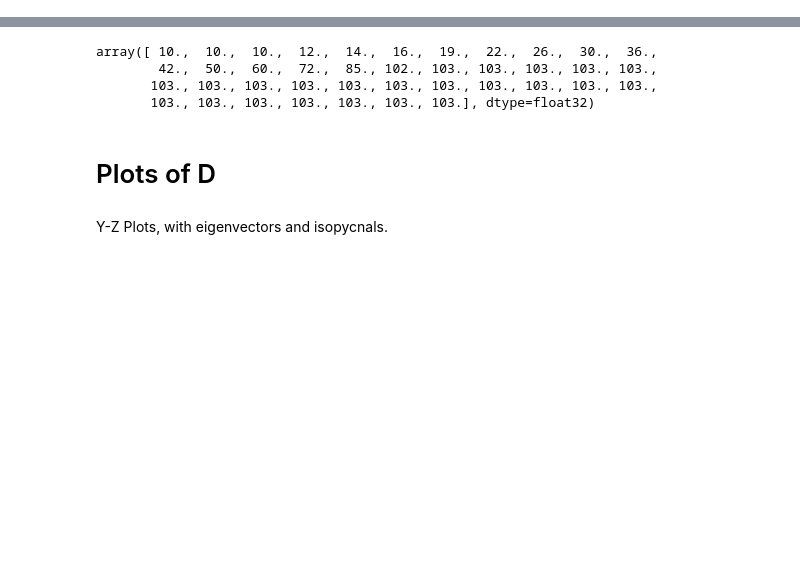
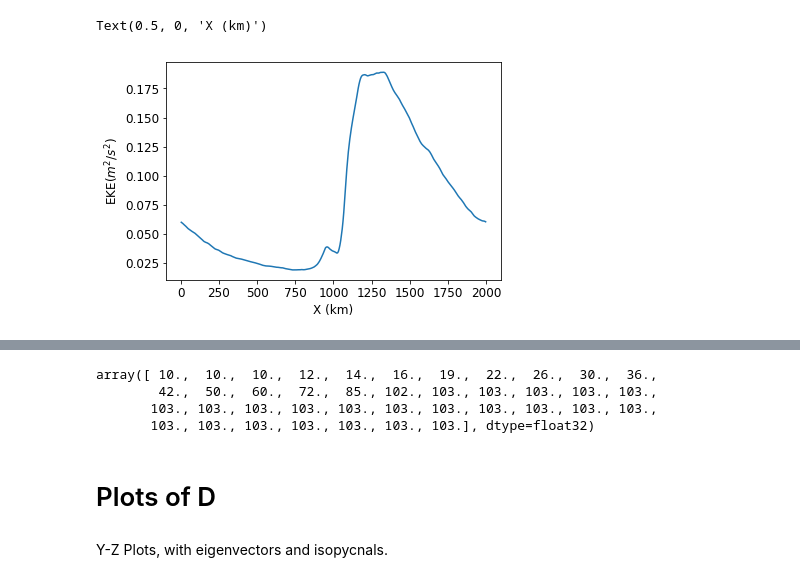
Before and after one commit to ocean-transport/3D_tracer_inversion, a Jupyter notebook: Channel_sponge/plots_Stensor.ipynb, the cells around one changed output, grey strips where cells are left out. Cells and saved outputs as stored; diff of their text form; code cells hidden in the pictures; blank space fills up the shorter version.

```diff
--- a/Channel_sponge/plots_Stensor.ipynb
+++ b/Channel_sponge/plots_Stensor.ipynb
@@ -14,3 +14,5 @@ Lcoarse = 50e3
 # %%
 Model_Tav = xr.open_dataset('./outputs_ncfiles/Model_Tav.nc')
 Trac_Tav = xr.open_dataset('./outputs_ncfiles/Trac_Tav.nc')
+# %%
+grid = Grid(Model_Tav, periodic='X')
@@ -17,3 +39,15 @@ Trac_Tav = xr.open_dataset('./outputs_ncfiles/Trac_Tav.nc')
+# %%
+UpUp = grid.interp(Model_Tav.UUtave - Model_Tav.uVeltave**2, 'X')
+VpVp = grid.interp(Model_Tav.VVtave - Model_Tav.vVeltave**2, 'Y', boundary='extend')
+# %%
+EKE = 0.5*(UpUp + VpVp)
+# %%
+plt.plot(EKE.XC/1e3, EKE.sel(Z=0, method='nearest').sel(YC=slice(750e3,1250e3)).mean('YC'))
+plt.ylabel('EKE($m^2/s^2$)')
+plt.xlabel('X (km)')
+# %% [output]
+Text(0.5, 0, 'X (km)')
+[figure, added]
 # %%
 diff_tensor = xr.open_dataset('./outputs_ncfiles/diff_tensor_'+str(int(Lcoarse//1e3))+'km.nc')
 Trac_coarse = xr.open_dataset('./outputs_ncfiles/Trac_coarse_'+str(int(Lcoarse//1e3))+'km.nc')
```
Also changed, not shown: parts of 19 cells of this notebook, 2 other files.
